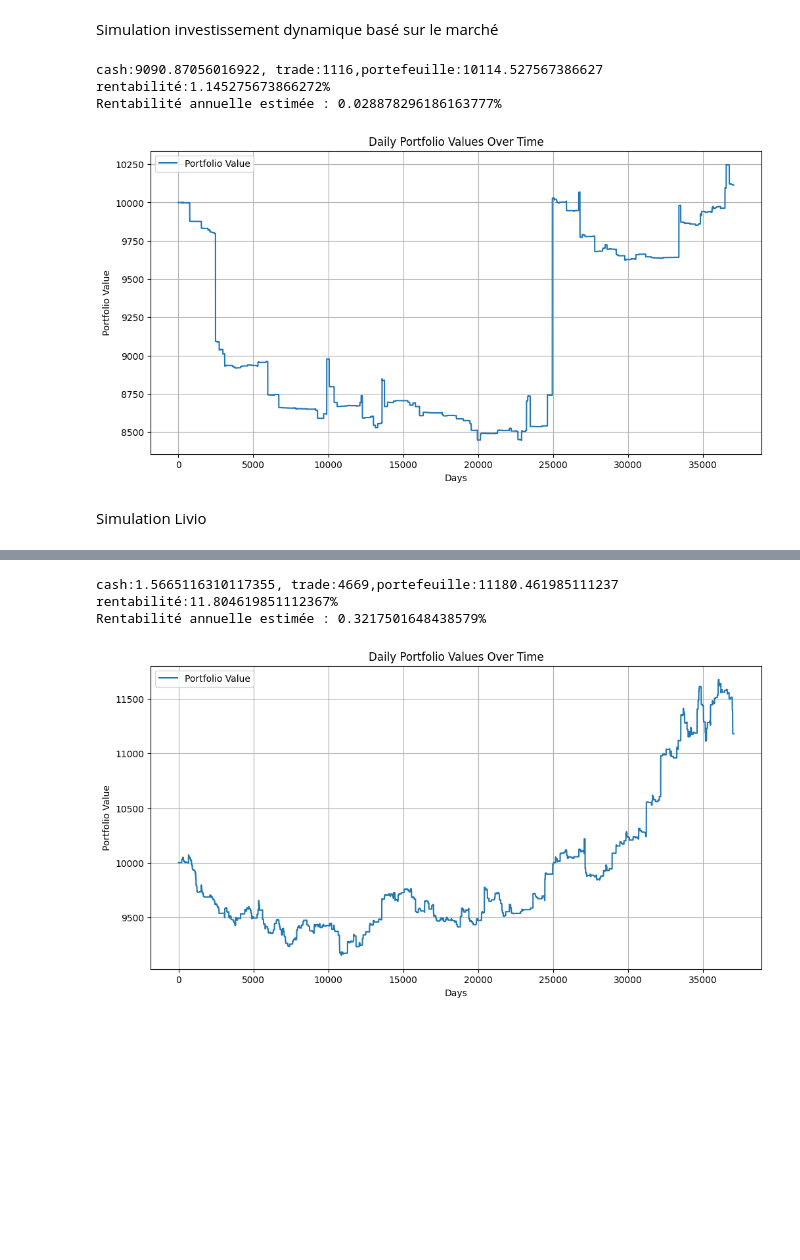
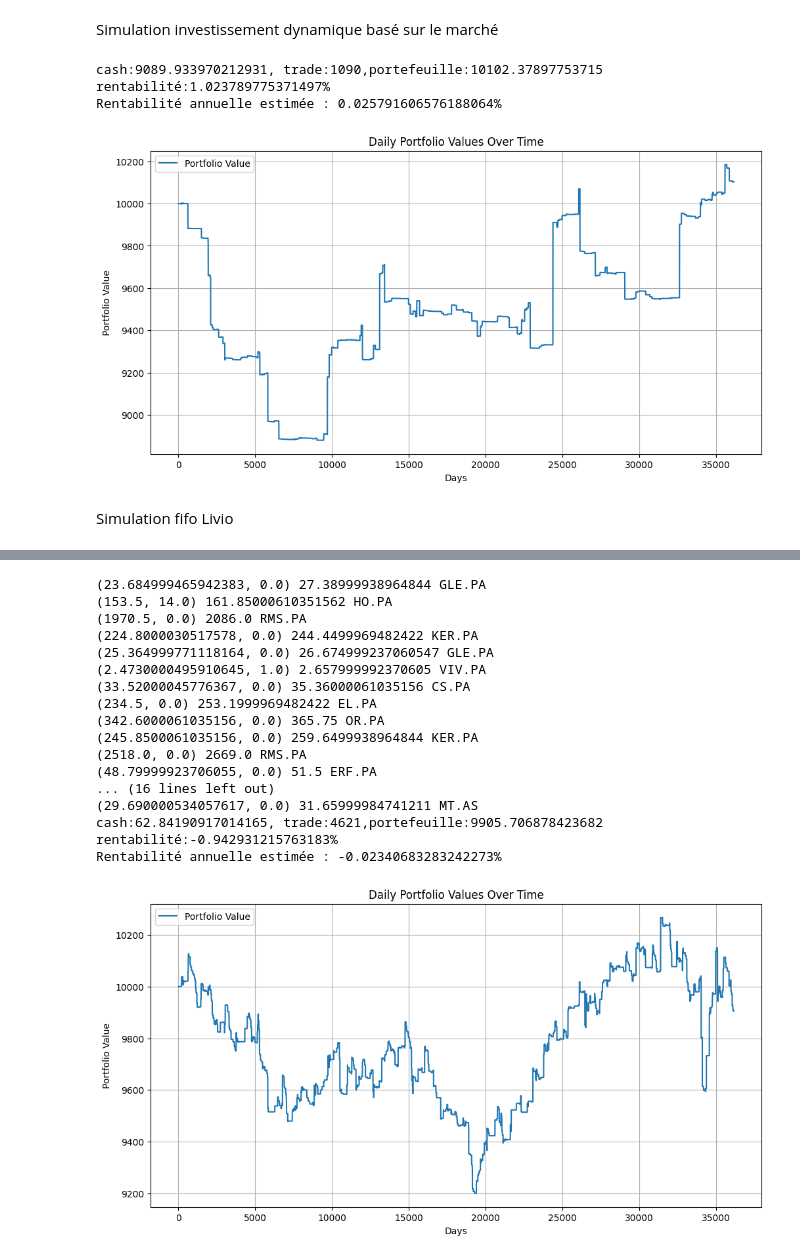
Before and after one commit to Liviogit/Projet_trading_automatique, a Jupyter notebook: tensor_trade.ipynb, the cells around one changed output, grey strips where cells are left out. Cells and saved outputs as stored; diff of their text form; code cells hidden in the pictures; blank space fills up the shorter version.

```diff
--- a/tensor_trade.ipynb
+++ b/tensor_trade.ipynb
@@ -15,4 +16,6 @@ df.sort_values(by=["Ticker", "Datetime"], inplace=True)
 df_wide = df.pivot(index=["Datetime", "Ticker"], columns="Price", values="Value").reset_index()
 df_wide.columns.name = None  # Enlever le nom de l'index multi-colonne
 df_wide.rename(columns={"Open": "O", "High": "H", "Low": "L", "Close": "C", "Volume": "V"}, inplace=True)  # Renommer pour simplifier
+plt.plot(df_wide[df_wide["Ticker"]=="^FCHI"]['C'])
+df_wide=df_wide[df_wide["Ticker"]!="^FCHI"]
 df=df_wide.copy()
@@ -343,7 +348,9 @@ for i in range(len(X_test)):
 
     if row["Prediction"] == 1 and max_cash > price and ticker not in positions:
         # Buy
-        positions[ticker] = (price, max_cash//price)
+        if max_cash>cash:
+            positions[ticker] = (price, cash//price)
+        else:positions[ticker] = (price, max_cash//price)
         cash = cash- price*positions[ticker][1]
         trade+=1
         #print(f"trade n°{trade}:Achat de {positions[ticker][1]} actions à {price} pour {ticker}")
@@ -546,12 +553,12 @@ plt.legend()
 plt.grid()
 plt.show()
 # %% [output]
-cash:9090.87056016922, trade:1116,portefeuille:10114.527567386627
-rentabilité:1.145275673866272%
-Rentabilité annuelle estimée : 0.028878296186163777%
+cash:9089.933970212931, trade:1090,portefeuille:10102.37897753715
+rentabilité:1.023789775371497%
+Rentabilité annuelle estimée : 0.025791606576188064%
-[figure, old version]
+[figure, new version]
 # %% [markdown]
-Simulation Livio
+Simulation fifo Livio
 # %%
 df_wide.head()
 # %% [output]
@@ -598,7 +605,7 @@ for i in range(len(X_test)):
                 correlation = correlation_matrix.loc[ticker, j]
                 w.append(correlation)
             mean_w=np.mean(w)** 2
-            w=1-mean_w
+            w=1-abs(mean_w)
             w_history.append(w)
             max_cash = w * fract_max_cash
             max_cash = max(0, max_cash)
@@ -606,34 +613,50 @@ for i in range(len(X_test)):
                 if cash>max_cash:
                     positions[ticker] = (price, max_cash // price)
                 else:
                     positions[ticker] = (price, cash//price)
                 cash = cash- price*positions[ticker][1]
                 trade+=1
                 #print(f"trade n°{trade}:Achat de {positions[ticker][1]} actions à {price} pour {ticker}")
 
     elif row["Prediction"] == 0 and ticker in positions:
         # Sell
         cash += price*positions[ticker][1]
         #print(f"Vente de {positions[ticker][1]} actions à {price} pour {ticker} (gain : {(cash + sum([a*b for a, b in positions.values()]))/initial_cash*100}%)")
+        if price/positions[ticker][0]*100-100 >5:
+            print(positions[ticker],price,ticker)
         positions.pop(ticker)
 
     daily_portfolio_values.append(cash + sum([a*b for a, b in positions.values()]))
 print(f"cash:{cash}, trade:{trade},portefeuille:{daily_portfolio_values[-1]}")
 print(f"rentabilité:{(daily_portfolio_values[-1]-initial_cash)/initial_cash*100}%")
 print(f"Rentabilité annuelle estimée : {(1 + (daily_portfolio_values[-1] - initial_cash) / initial_cash) ** (12 / 4.8) - 1}%")
 
 import matplotlib.pyplot as plt
 
 plt.figure(figsize=(12, 6))
 plt.plot(daily_portfolio_values, label="Portfolio Value")
 plt.title("Daily Portfolio Values Over Time")
 plt.xlabel("Days")
 plt.ylabel("Portfolio Value")
 plt.legend()
 plt.grid()
 plt.show()
 # %% [output]
-cash:1.5665116310117355, trade:4669,portefeuille:11180.461985111237
-rentabilité:11.804619851112367%
-Rentabilité annuelle estimée : 0.3217501648438579%
+(23.684999465942383, 0.0) 27.38999938964844 GLE.PA
+(153.5, 14.0) 161.85000610351562 HO.PA
+(1970.5, 0.0) 2086.0 RMS.PA
+(224.8000030517578, 0.0) 244.4499969482422 KER.PA
+(25.364999771118164, 0.0) 26.674999237060547 GLE.PA
+(2.4730000495910645, 1.0) 2.657999992370605 VIV.PA
+(33.52000045776367, 0.0) 35.36000061035156 CS.PA
+(234.5, 0.0) 253.1999969482422 EL.PA
+(342.6000061035156, 0.0) 365.75 OR.PA
+(245.8500061035156, 0.0) 259.6499938964844 KER.PA
+(2518.0, 0.0) 2669.0 RMS.PA
+(48.79999923706055, 0.0) 51.5 ERF.PA
+... (16 lines left out)
+(29.690000534057617, 0.0) 31.65999984741211 MT.AS
+cash:62.84190917014165, trade:4621,portefeuille:9905.706878423682
+rentabilité:-0.942931215763183%
+Rentabilité annuelle estimée : -0.02340683283242273%
-[figure, old version]
+[figure, new version]
```
Also changed, not shown: parts of 25 cells of this notebook, 1 other file.
